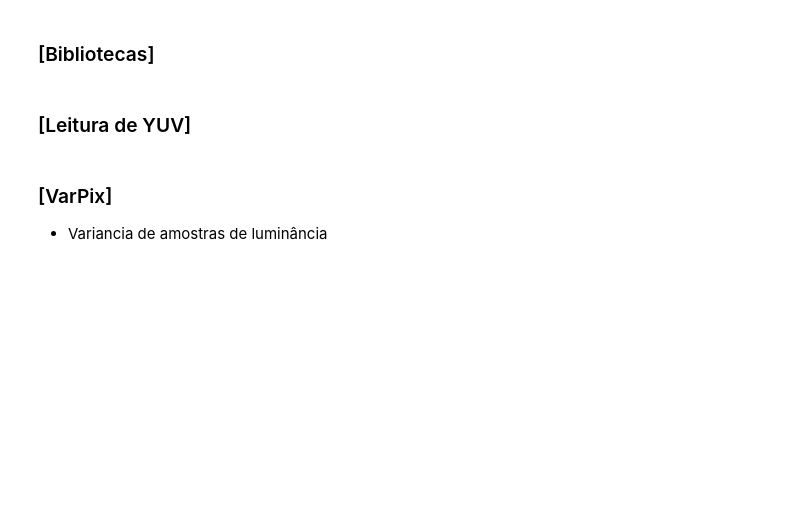
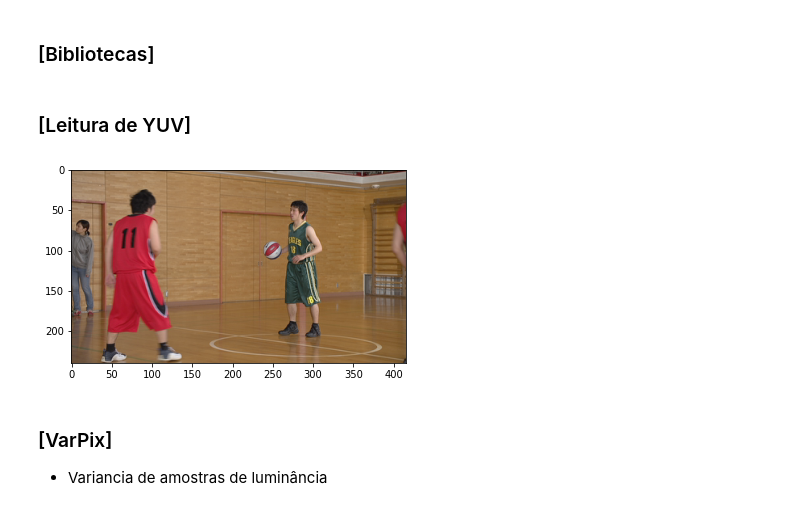
Before and after one commit to mclindino/TCC, a Jupyter notebook: Software/source/Extract_Features_Image.ipynb, the cells around one changed output. Cells and saved outputs as stored; diff of their text form; code cells hidden in the pictures; blank space fills up the shorter version.

```diff
--- a/Software/source/Extract_Features_Image.ipynb
+++ b/Software/source/Extract_Features_Image.ipynb
@@ -15,17 +15,19 @@ from imblearn.under_sampling import RandomUnderSampler
 # %% [markdown]
 ### [Leitura de YUV]
 # %%
-video_file = '../../../(YUV) Videos/KristenAndSara_1280x720_60.yuv'
-width = 1280
-height = 720
+video_file = '/home/lindino/Documentos/(YUV) Videos/BasketballPass_416x240_50.yuv'
+width = 416
+height = 240
 
 # Aquisição das matrizes Y, U e V
 yuv_handle = YUVHandler(video_file, width, height)
 Y, U, V = yuv_handle.get_frame_arrays()
 yuv_handle.plot_frame(Y[0], U[0], V[0])
 
 # Padding
 padding_Y = np.pad(Y[0], ( (0,32), (0,64)), 'edge')
+# %% [output]
+[figure, added]
 # %% [markdown]
 ### [VarPix]
 - Variancia de amostras de luminância
```
Also changed, not shown: parts of 10 cells of this notebook, 4 other files.
